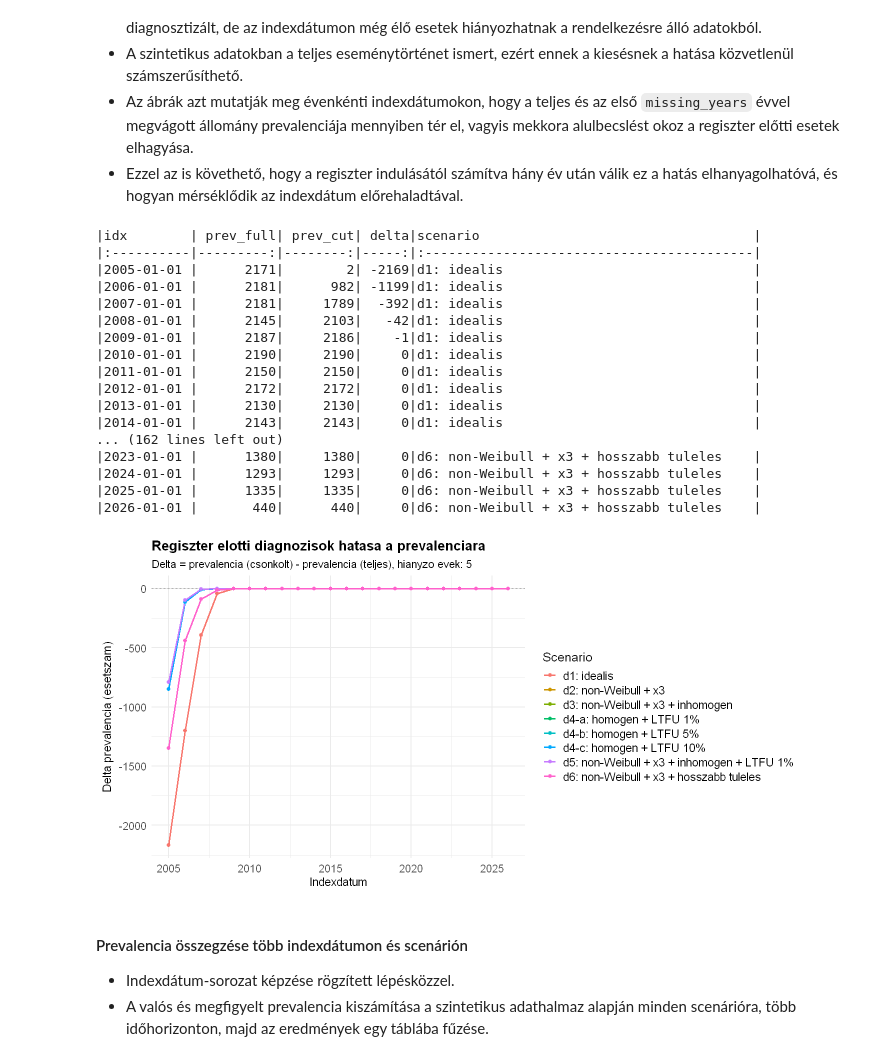
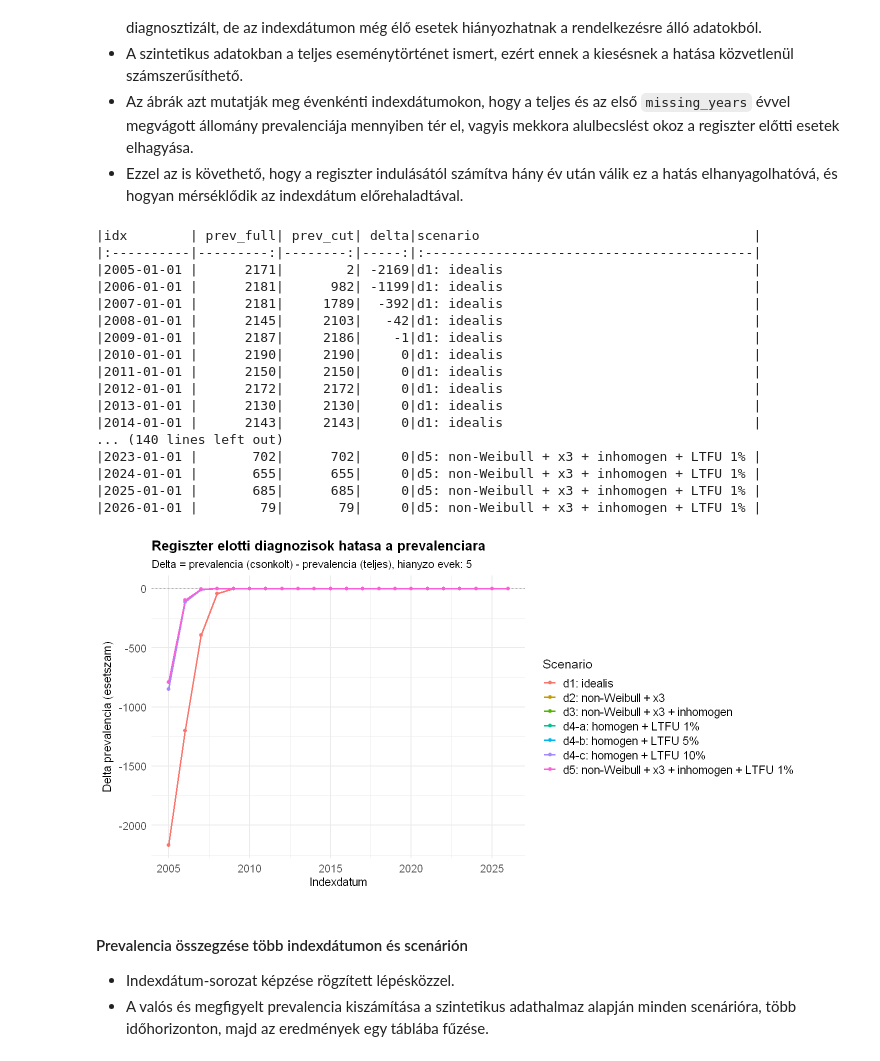
Before and after one commit to lrado1/rprev-ext, a Jupyter notebook: notebooks/performance-evaluation.ipynb, the cells around one changed output. Cells and saved outputs as stored; diff of their text form; code cells hidden in the pictures.

```diff
--- a/notebooks/performance-evaluation.ipynb
+++ b/notebooks/performance-evaluation.ipynb
@@ -1065,43 +1049,41 @@ pre_reg_impact_results <- pre_registry_impact(
     "d2: non-Weibull + x3" = df_eda_d2_nonweibull_x3,
     "d3: non-Weibull + x3 + inhomogen" = df_eda_d3_nonweibull_x3_inhomogen,
     "d4-a: homogen + LTFU 1%" = df_eda_d4_a_homogen_ltfu_1,
     "d4-b: homogen + LTFU 5%" = df_eda_d4_b_homogen_ltfu_5,
     "d4-c: homogen + LTFU 10%" = df_eda_d4_c_homogen_ltfu_10,
-    "d5: non-Weibull + x3 + inhomogen + LTFU 1%" = df_eda_d5_inhomogen_ltfu_1,
-    "d6: non-Weibull + x3 + hosszabb tuleles" = df_eda_d6_nonweibull_x3_hosszabb_tuleles
+    "d5: non-Weibull + x3 + inhomogen + LTFU 1%" = df_eda_d5_inhomogen_ltfu_1
   ),
   missing_years = 5,
   selected_datasets = c(
     "d1: idealis",
     "d2: non-Weibull + x3",
     "d3: non-Weibull + x3 + inhomogen",
     "d4-a: homogen + LTFU 1%",
     "d4-b: homogen + LTFU 5%",
     "d4-c: homogen + LTFU 10%",
-    "d5: non-Weibull + x3 + inhomogen + LTFU 1%",
-    "d6: non-Weibull + x3 + hosszabb tuleles"
+    "d5: non-Weibull + x3 + inhomogen + LTFU 1%"
   )
 )
 # write.csv(pre_reg_impact_results$table, "prevalence_summary.csv", row.names = FALSE)
 # %% [output]
 |idx        | prev_full| prev_cut| delta|scenario                                   |
 |:----------|---------:|--------:|-----:|:------------------------------------------|
 |2005-01-01 |      2171|        2| -2169|d1: idealis                                |
 |2006-01-01 |      2181|      982| -1199|d1: idealis                                |
 |2007-01-01 |      2181|     1789|  -392|d1: idealis                                |
 |2008-01-01 |      2145|     2103|   -42|d1: idealis                                |
 |2009-01-01 |      2187|     2186|    -1|d1: idealis                                |
 |2010-01-01 |      2190|     2190|     0|d1: idealis                                |
 |2011-01-01 |      2150|     2150|     0|d1: idealis                                |
 |2012-01-01 |      2172|     2172|     0|d1: idealis                                |
 |2013-01-01 |      2130|     2130|     0|d1: idealis                                |
 |2014-01-01 |      2143|     2143|     0|d1: idealis                                |
-... (162 lines left out)
-|2023-01-01 |      1380|     1380|     0|d6: non-Weibull + x3 + hosszabb tuleles    |
-|2024-01-01 |      1293|     1293|     0|d6: non-Weibull + x3 + hosszabb tuleles    |
-|2025-01-01 |      1335|     1335|     0|d6: non-Weibull + x3 + hosszabb tuleles    |
-|2026-01-01 |       440|      440|     0|d6: non-Weibull + x3 + hosszabb tuleles    |
+... (140 lines left out)
+|2023-01-01 |       702|      702|     0|d5: non-Weibull + x3 + inhomogen + LTFU 1% |
+|2024-01-01 |       655|      655|     0|d5: non-Weibull + x3 + inhomogen + LTFU 1% |
+|2025-01-01 |       685|      685|     0|d5: non-Weibull + x3 + inhomogen + LTFU 1% |
+|2026-01-01 |        79|       79|     0|d5: non-Weibull + x3 + inhomogen + LTFU 1% |
-[figure, old version]
+[figure, new version]
 # %% [markdown]
 #### Prevalencia összegzése több indexdátumon és scenárión
 - Indexdátum-sorozat képzése rögzített lépésközzel.
```
Also changed, not shown: parts of 25 cells of this notebook.
